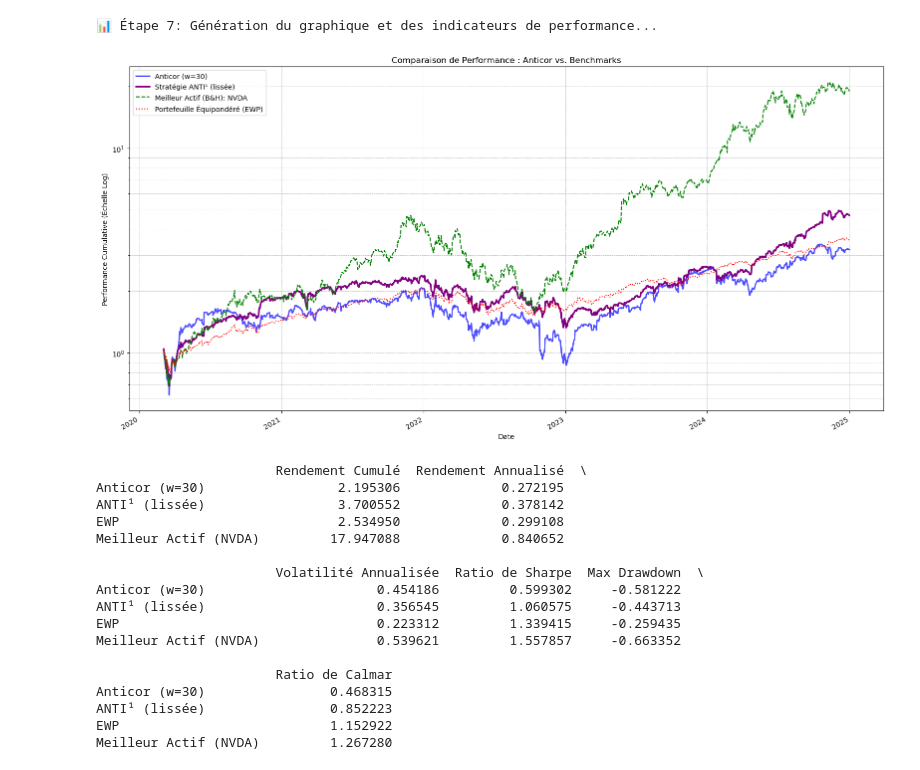
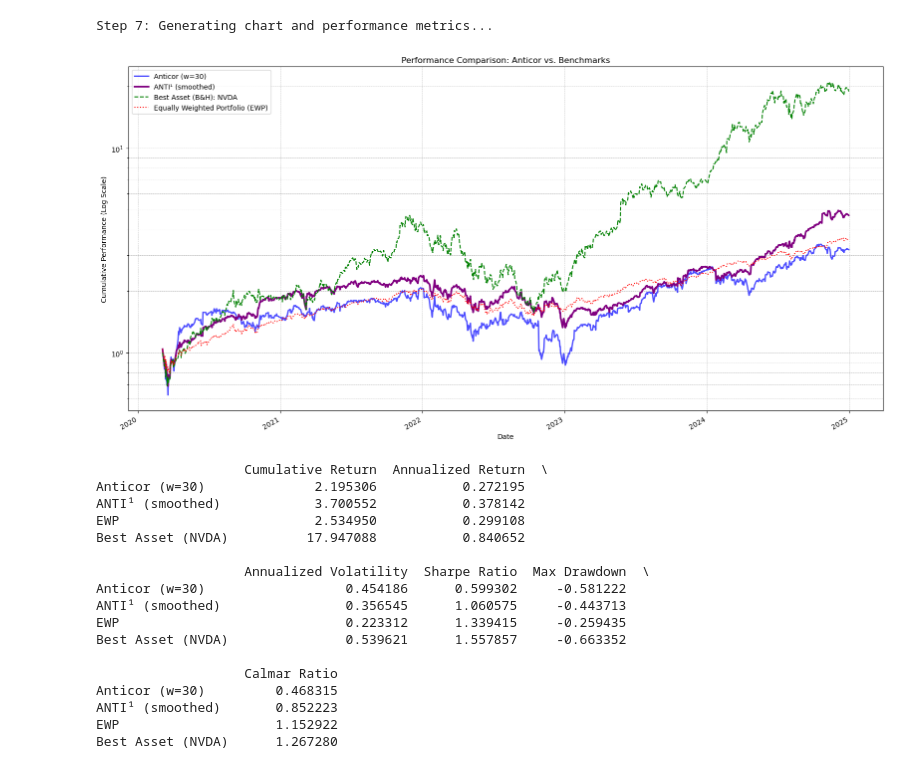
Before and after one commit to tommasoravasio/anticor-trader, a Jupyter notebook: V5_Optimized.ipynb, the cells around one changed output. Drawn from its saved outputs; the diff is of its cells as text; code cells hidden in the pictures.

```diff
--- a/V5_Optimized.ipynb
+++ b/V5_Optimized.ipynb
@@ -402,81 +384,81 @@ print(f"✅ Benchmarks calculés. Meilleur actif : {best_performing_ticker}")
 # %%
 
 # =============================================================================
-# ÉTAPE 7: VISUALISATION ET KPIS (MISE À JOUR)
+# STEP 7: VISUALIZATION AND KPIs (UPDATED)
 # =============================================================================
-print("\n📊 Étape 7: Génération du graphique et des indicateurs de performance...")
+print("\nStep 7: Generating chart and performance metrics...")
 fig, ax = plt.subplots(figsize=(16, 8))
 
-# 1. Stratégie Anticor(w=30)
+# 1. Anticor(w=30)
 resultats_strategie['profit_cumule'].loc[start_date_strat:].plot(ax=ax, label='Anticor (w=30)', lw=2.0, color='blue', alpha=0.7)
 
-# 2. Stratégie ANTI¹ (lissée)
-resultats_anti1['profit_cumule'].plot(ax=ax, label='Stratégie ANTI¹ (lissée)', lw=2.5, color='purple')
+# 2. ANTI¹ (smoothed)
+resultats_anti1['profit_cumule'].plot(ax=ax, label='ANTI¹ (smoothed)', lw=2.5, color='purple')
 
-# 3. Meilleur Actif (B&H)
-best_asset_perf.plot(ax=ax, label=f'Meilleur Actif (B&H): {best_performing_ticker}', linestyle='--', color='green')
+# 3. Best Asset (B&H)
+best_asset_perf.plot(ax=ax, label=f'Best Asset (B&H): {best_performing_ticker}', linestyle='--', color='green')
 
-# 4. Portefeuille Équipondéré (EWP)
-ewp_perf.plot(ax=ax, label='Portefeuille Équipondéré (EWP)', linestyle=':', color='red')
+# 4. Equally Weighted Portfolio (EWP)
+ewp_perf.plot(ax=ax, label='Equally Weighted Portfolio (EWP)', linestyle=':', color='red')
 
-ax.set_title('Comparaison de Performance : Anticor vs. Benchmarks')
-ax.set_ylabel('Performance Cumulative (Échelle Log)')
+ax.set_title('Performance Comparison: Anticor vs. Benchmarks')
+ax.set_ylabel('Cumulative Performance (Log Scale)')
 ax.set_xlabel('Date')
 ax.set_yscale('log')
 ax.legend(loc='upper left')
 ax.grid(True, which='both', linestyle='--', linewidth=0.5)
 plt.tight_layout()
 plt.show()
 
-# --- Calcul et affichage des KPIs ---
+# --- KPIs calculation and display ---
 def calculate_performance_metrics(daily_returns_series, risk_free_rate=0.0):
     trading_days_per_year = 252
     cumulative_return = (1 + daily_returns_series).prod() - 1
     num_days = len(daily_returns_series)
     annualized_return = (1 + cumulative_return) ** (trading_days_per_year / num_days) - 1
     annualized_volatility = daily_returns_series.std() * np.sqrt(trading_days_per_year)
     sharpe_ratio = (annualized_return - risk_free_rate) / annualized_volatility if annualized_volatility > 0 else 0
 
     cumulative_series = (1 + daily_returns_series).cumprod()
     peak = cumulative_series.expanding(min_periods=1).max()
     drawdown = (cumulative_series - peak) / peak
     max_drawdown = drawdown.min()
     calmar_ratio = annualized_return / abs(max_drawdown) if max_drawdown < 0 else 0
 
     return {
-        "Rendement Cumulé": cumulative_return, "Rendement Annualisé": annualized_return,
-        "Volatilité Annualisée": annualized_volatility, "Ratio de Sharpe": sharpe_ratio,
-        "Max Drawdown": max_drawdown, "Ratio de Calmar": calmar_ratio
+        "Cumulative Return": cumulative_return, "Annualized Return": annualized_return,
+        "Annualized Volatility": annualized_volatility, "Sharpe Ratio": sharpe_ratio,
+        "Max Drawdown": max_drawdown, "Calmar Ratio": calmar_ratio
     }
 
 metrics = {}
 metrics['Anticor (w=30)'] = calculate_performance_metrics(resultats_strategie['daily_profit'].loc[start_date_strat:])
-metrics['ANTI¹ (lissée)'] = calculate_performance_metrics(resultats_anti1['daily_profit'])
+metrics['ANTI¹ (smoothed)'] = calculate_performance_metrics(resultats_anti1['daily_profit'])
 metrics['EWP'] = calculate_performance_metrics(ewp_daily_returns.loc[start_date_strat:])
-metrics[f'Meilleur Actif ({best_performing_ticker})'] = calculate_performance_metrics(best_asset_perf.pct_change().dropna())
+metrics[f'Best Asset ({best_performing_ticker})'] = calculate_performance_metrics(best_asset_perf.pct_change().dropna())
 
 results_table = pd.DataFrame(metrics).T
 print(results_table)
 # %% [output]
-📊 Étape 7: Génération du graphique et des indicateurs de performance...
+Step 7: Generating chart and performance metrics...
-[figure, old version]
+[figure, new version]
-                       Rendement Cumulé  Rendement Annualisé  \
-Anticor (w=30)                 2.195306             0.272195
-ANTI¹ (lissée)                 3.700552             0.378142
-EWP                            2.534950             0.299108
-Meilleur Actif (NVDA)         17.947088             0.840652
+                   Cumulative Return  Annualized Return  \
+Anticor (w=30)              2.195306           0.272195
+ANTI¹ (smoothed)            3.700552           0.378142
+EWP                         2.534950           0.299108
+Best Asset (NVDA)          17.947088           0.840652
 
-                       Volatilité Annualisée  Ratio de Sharpe  Max Drawdown  \
-Anticor (w=30)                      0.454186         0.599302     -0.581222
-ANTI¹ (lissée)                      0.356545         1.060575     -0.443713
-EWP                                 0.223312         1.339415     -0.259435
-Meilleur Actif (NVDA)               0.539621         1.557857     -0.663352
+                   Annualized Volatility  Sharpe Ratio  Max Drawdown  \
+Anticor (w=30)                  0.454186      0.599302     -0.581222
+ANTI¹ (smoothed)                0.356545      1.060575     -0.443713
+EWP                             0.223312      1.339415     -0.259435
+Best Asset (NVDA)               0.539621      1.557857     -0.663352
 
-                       Ratio de Calmar
-Anticor (w=30)                0.468315
-ANTI¹ (lissée)                0.852223
-EWP                           1.152922
-Meilleur Actif (NVDA)         1.267280
+                   Calmar Ratio
+Anticor (w=30)         0.468315
+ANTI¹ (smoothed)       0.852223
+EWP                    1.152922
+Best Asset (NVDA)      1.267280
 # %%
 import pandas as pd
 import numpy as np
```
Also changed, not shown: parts of 8 cells of this notebook.
